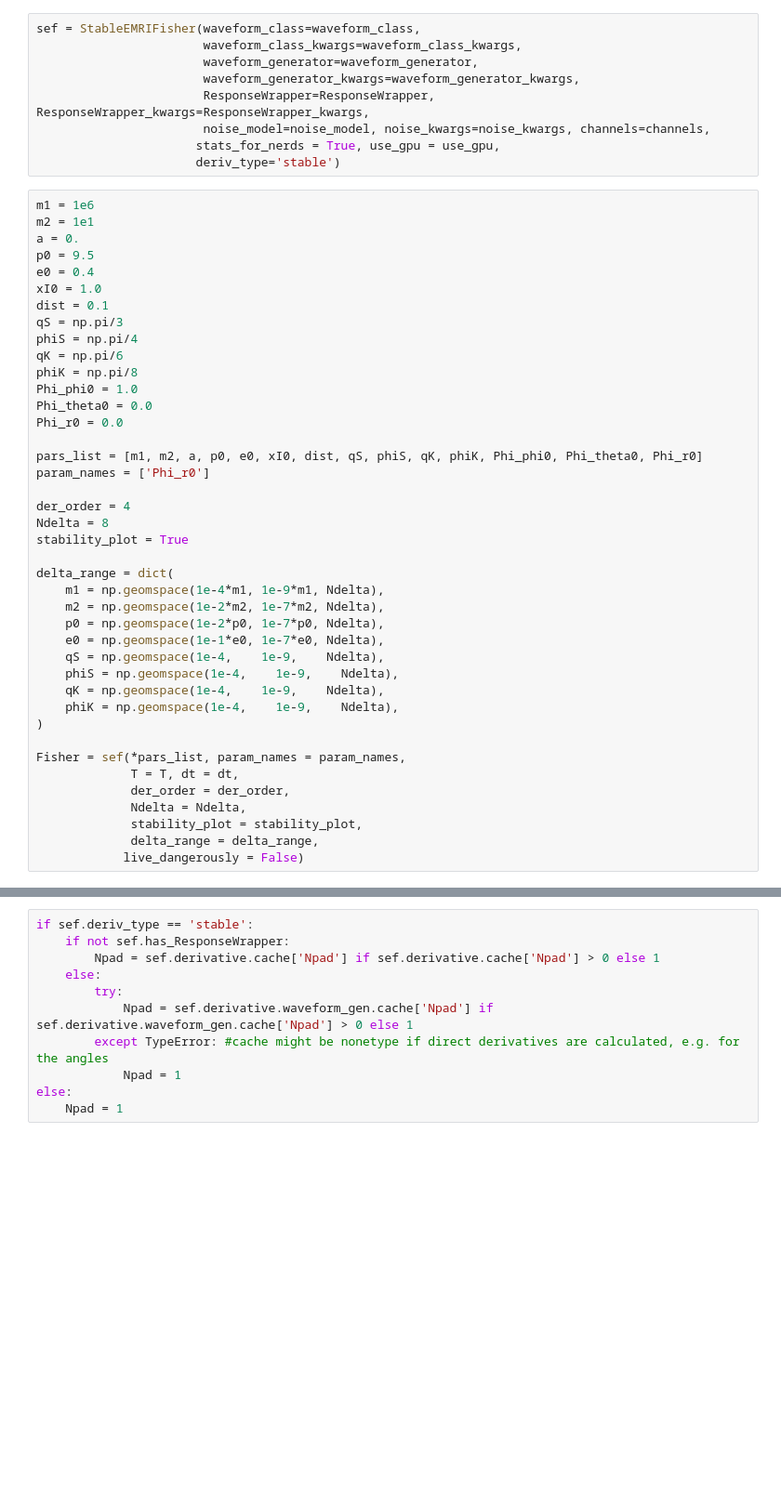
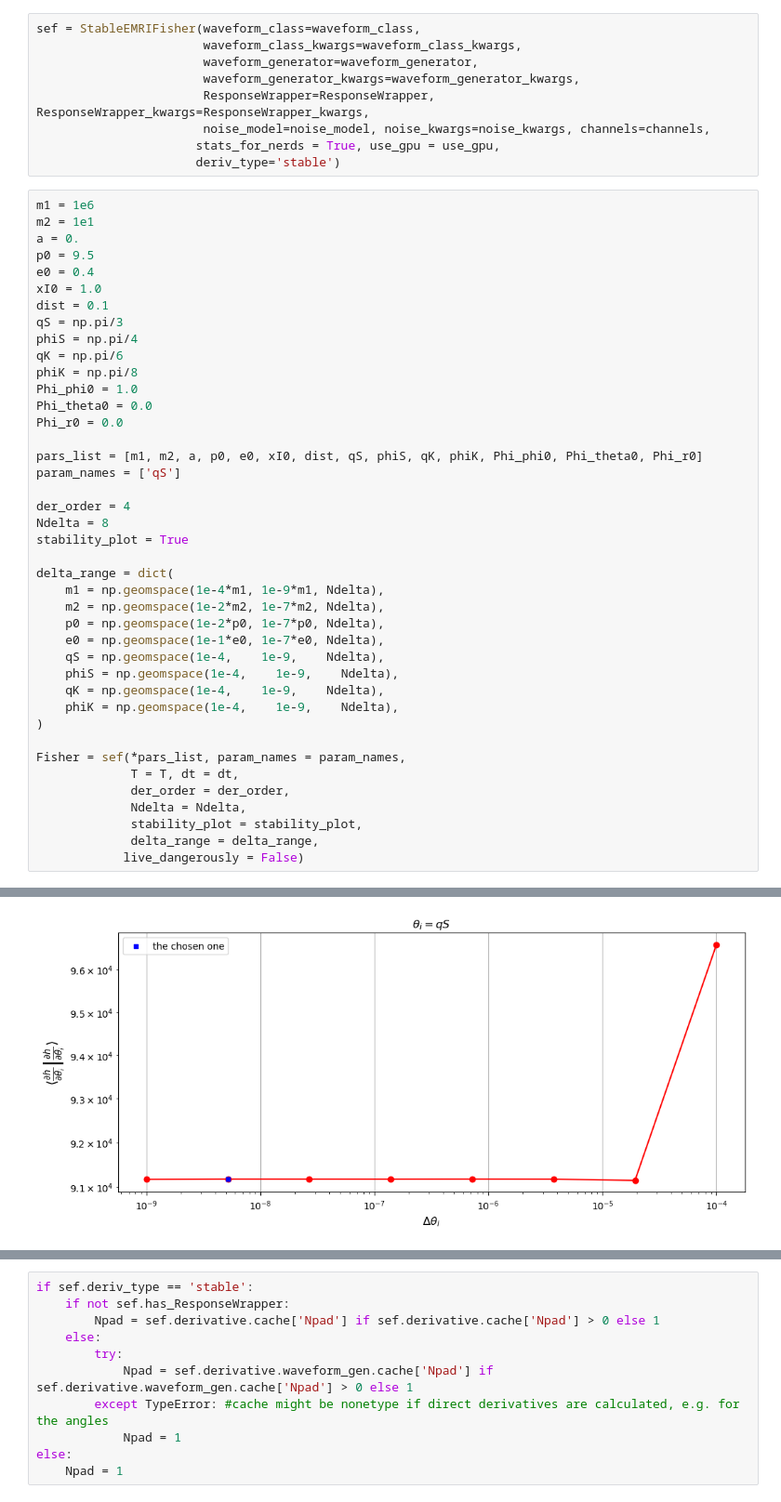
Before and after one commit to perturber/StableEMRIFisher, a Jupyter notebook: examples/notebooks/sef_newderivs_response.ipynb, the cells around one changed output, grey strips where cells are left out. Shown: that part at 93% size. Drawn from its saved outputs; the diff is of its cells as text; blank space fills up the shorter version.

```diff
--- a/examples/notebooks/sef_newderivs_response.ipynb
+++ b/examples/notebooks/sef_newderivs_response.ipynb
@@ -103,7 +105,7 @@ Phi_theta0 = 0.0
 Phi_r0 = 0.0
 
 pars_list = [m1, m2, a, p0, e0, xI0, dist, qS, phiS, qK, phiK, Phi_phi0, Phi_theta0, Phi_r0]
-param_names = ['Phi_r0']
+param_names = ['qS']
 
 der_order = 4
 Ndelta = 8
@@ -141,0 +149 @@ Time taken to compute FM is 0.14957332611083984 seconds
+[figure, added]
```
Also changed, not shown: parts of 5 cells of this notebook, 1 other file.
